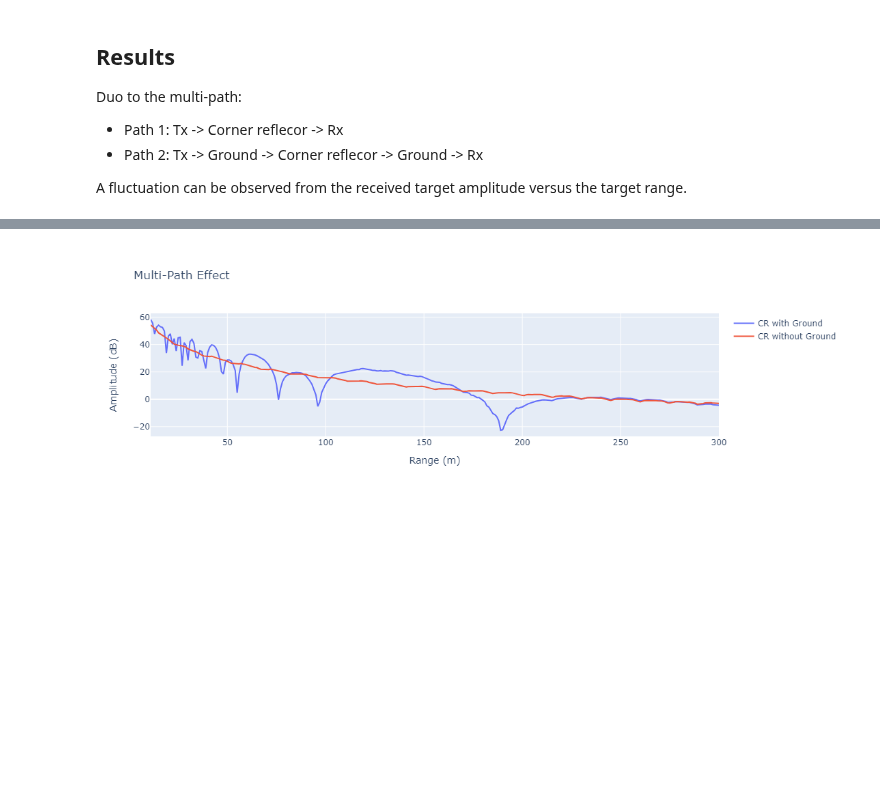
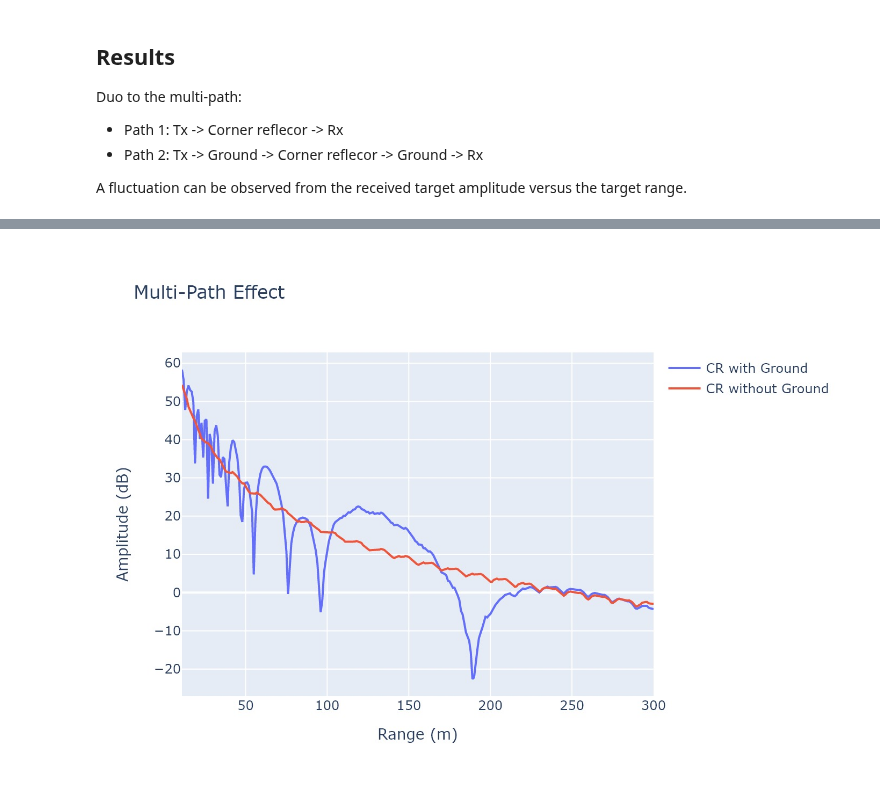
Before and after one commit to radarsimx/radarsimnb, a Jupyter notebook: notebooks/rt_multi_path.ipynb, the cells around one changed output, grey strips where cells are left out. Drawn from its saved outputs; the diff is of its cells as text; code cells hidden in the pictures; blank space fills up the shorter version.

Commit message:
reduce size by using static images

```diff
--- a/notebooks/rt_multi_path.ipynb
+++ b/notebooks/rt_multi_path.ipynb
@@ -128,7 +128,7 @@ tic = time.time()
 data = scene(radar, targets, density=0.5, noise=False)
 baseband = data['baseband']
 
-range_window = signal.windows.chebwin(radar.samples_per_pulse, at=60)
+range_window = signal.windows.chebwin(radar.sample_prop["samples_per_pulse"], at=60)
 range_profile = proc.range_fft(baseband, range_window)
 
 amp_multi = np.max(20*np.log10(np.abs(range_profile)), axis=2)
@@ -150,7 +150,7 @@ targets = [target_1]
 data = scene(radar, targets, density=0.5, noise=False)
 baseband = data['baseband']
 
-range_window = signal.windows.chebwin(radar.samples_per_pulse, at=60)
+range_window = signal.windows.chebwin(radar.sample_prop["samples_per_pulse"], at=60)
 range_profile = proc.range_fft(baseband, range_window)
 
 amp_single = np.max(20*np.log10(np.abs(range_profile)), axis=2)
@@ -165,6 +165,7 @@ Duo to the multi-path:
 A fluctuation can be observed from the received target amplitude versus the target range.
 # %%
 import plotly.graph_objs as go
+from IPython.display import Image
 
 t_range = 10+np.arange(290, 0, -1)*1
 
@@ -181,5 +182,10 @@ fig.update_layout(
     xaxis=dict(title='Range (m)'),
 )
 
-fig.show()
+# uncomment this to display interactive plot
+# fig.show()
+
+# display static image to reduce size on radarsimx.com
+img_bytes = fig.to_image(format="jpg", scale=2)
+display(Image(img_bytes))
 # %% [output]
@@ -187 +192 @@ fig.show()
-[figure, old version]
+[figure, new version]
```
Also changed, not shown: parts of 3 cells of this notebook.
